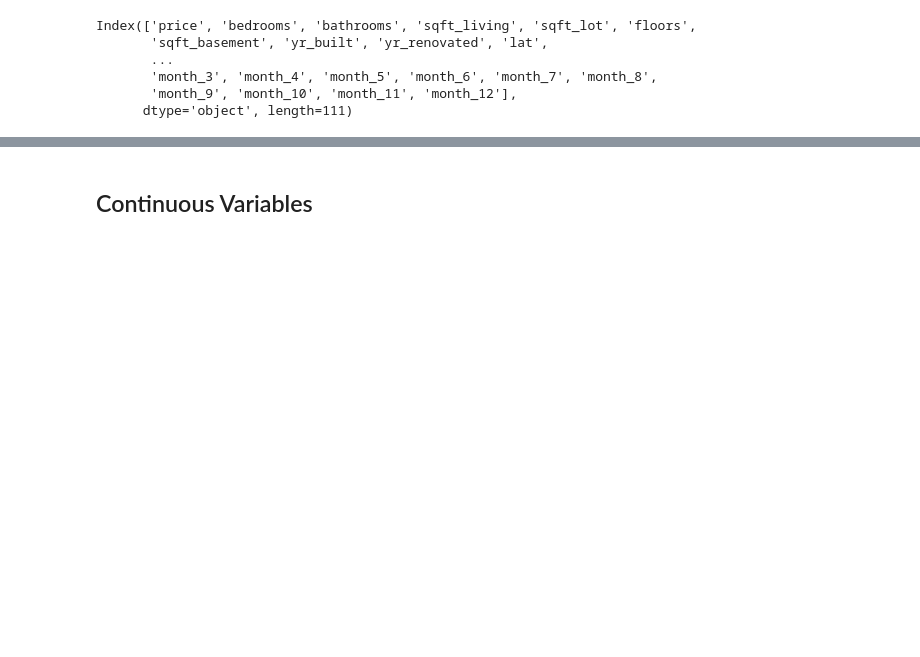
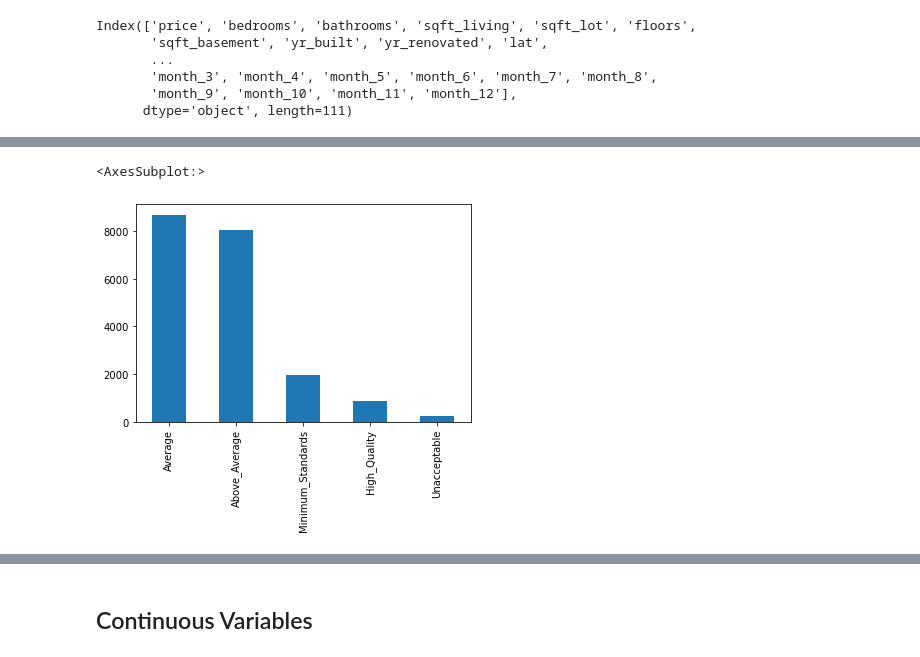
Before and after one commit to hoganbyun/dsc-phase-2-project, a Jupyter notebook: student.ipynb, the cells around one changed output, grey strips where cells are left out. Drawn from its saved outputs; the diff is of its cells as text; code cells hidden in the pictures; blank space fills up the shorter version.

```diff
--- a/student.ipynb
+++ b/student.ipynb
@@ -500,0 +603,3 @@ Index(['price', 'bedrooms', 'bathrooms', 'sqft_living', 'sqft_lot', 'floors',
+# %%
+bin_df['condition'] = conditions_bins
+bin_df.head()
@@ -500,0 +636,4 @@ Index(['price', 'bedrooms', 'bathrooms', 'sqft_living', 'sqft_lot', 'floors',
+# %%
+grade_bins = [0, 5, 6, 7, 9, 13]
+pd.cut(bin_df['grade'], grade_bins, labels=['Unacceptable', 'Minimum Standards', 'Average',
+                                            'Above Average', 'High Quality'])
@@ -500,0 +654,7 @@ Index(['price', 'bedrooms', 'bathrooms', 'sqft_living', 'sqft_lot', 'floors',
+# %%
+grades_bins = pd.cut(bin_df['grade'], grade_bins, labels=['Unacceptable', 'Minimum_Standards', 'Average',
+                                                          'Above_Average', 'High_Quality'])
+grades_bins.value_counts().plot.bar()
+# %% [output]
+<AxesSubplot:>
+[figure, added]
```
Also changed, not shown: parts of 51 cells of this notebook, 1 other file.
